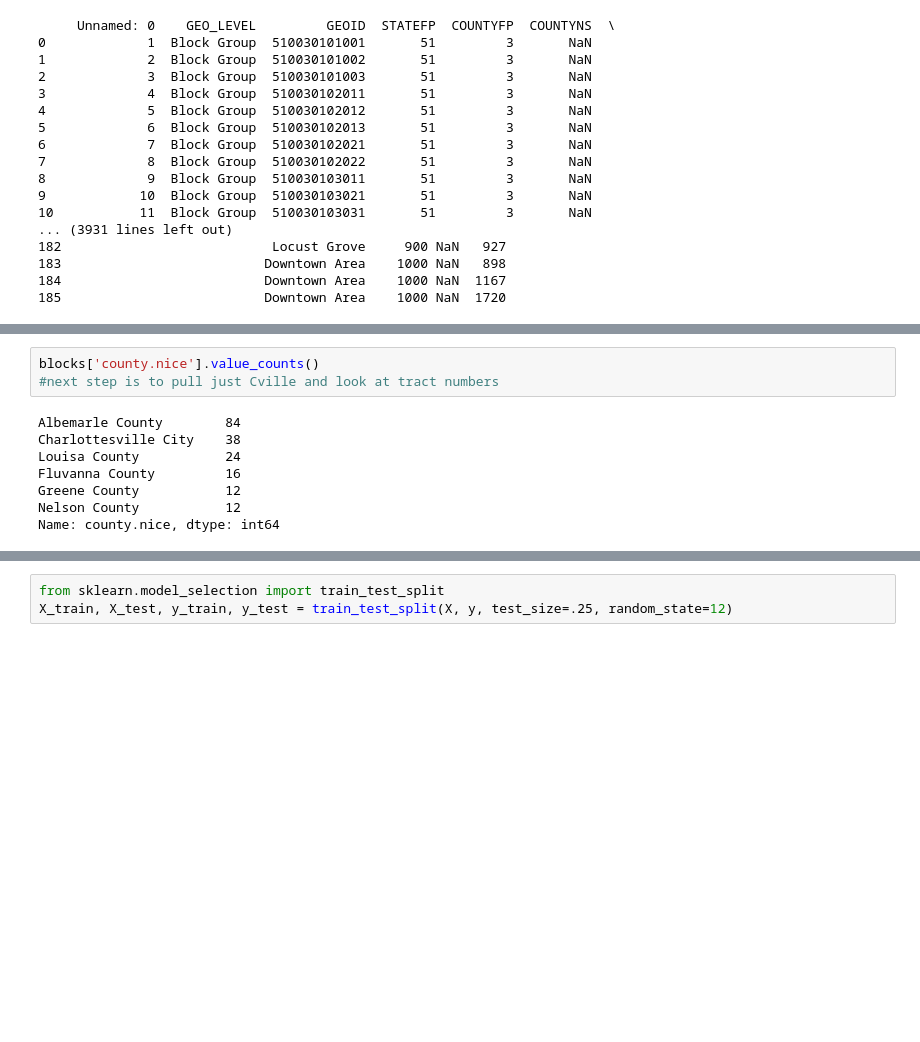
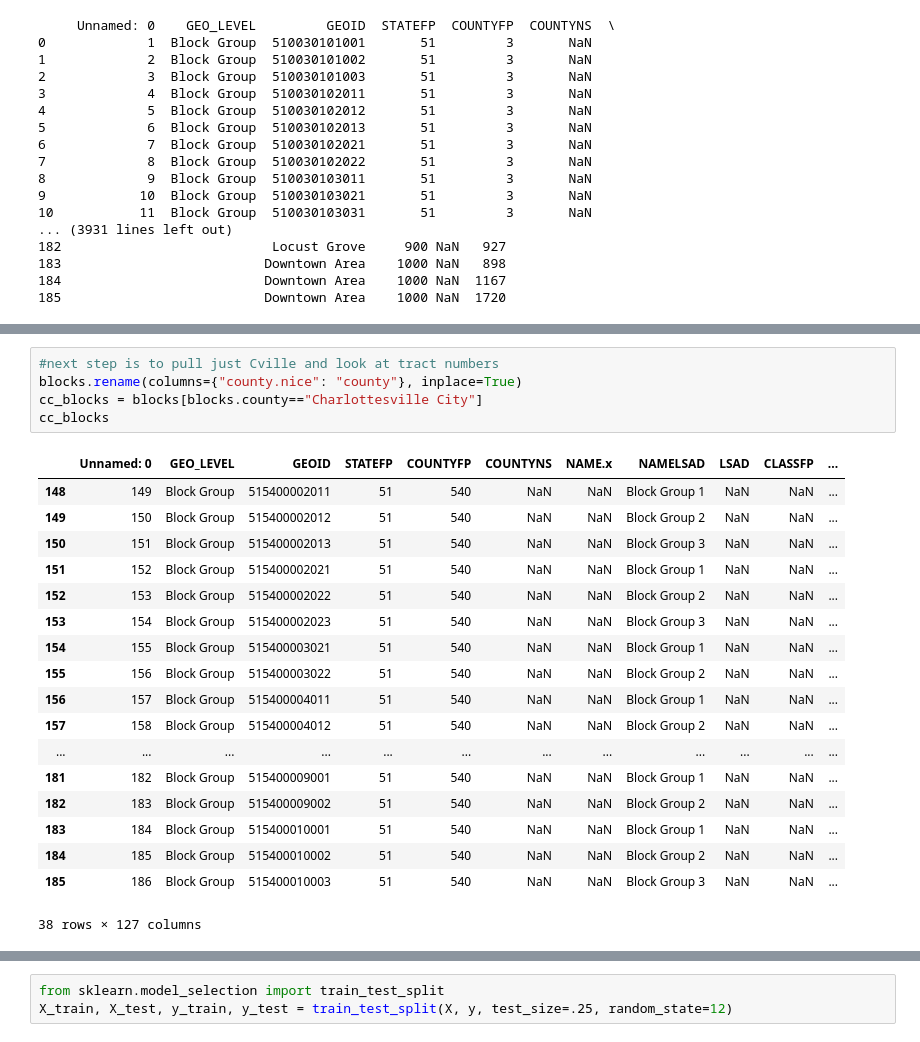
Before and after one commit to LydiaCuffman/cville_school_zones, a Jupyter notebook: EDA.ipynb, the cells around one changed output, grey strips where cells are left out. Saved outputs shown, nothing was run; the diff lists cells and outputs as text; blank space fills up the shorter version.

```diff
--- a/EDA.ipynb
+++ b/EDA.ipynb
@@ -458,11 +444,24 @@ with pd.option_context('display.max_rows', None,
 # %%
-blocks['county.nice'].value_counts()
 #next step is to pull just Cville and look at tract numbers
+blocks.rename(columns={"county.nice": "county"}, inplace=True)
+cc_blocks = blocks[blocks.county=="Charlottesville City"]
+cc_blocks
 # %% [output]
+|  | Unnamed: 0 | GEO_LEVEL | GEOID | STATEFP | COUNTYFP | COUNTYNS | NAME.x | NAMELSAD | LSAD | CLASSFP | ... |
+| 148 | 149 | Block Group | 515400002011 | 51 | 540 | NaN | NaN | Block Group 1 | NaN | NaN | ... |
+| 149 | 150 | Block Group | 515400002012 | 51 | 540 | NaN | NaN | Block Group 2 | NaN | NaN | ... |
+| 150 | 151 | Block Group | 515400002013 | 51 | 540 | NaN | NaN | Block Group 3 | NaN | NaN | ... |
+| 151 | 152 | Block Group | 515400002021 | 51 | 540 | NaN | NaN | Block Group 1 | NaN | NaN | ... |
+| 152 | 153 | Block Group | 515400002022 | 51 | 540 | NaN | NaN | Block Group 2 | NaN | NaN | ... |
+| 153 | 154 | Block Group | 515400002023 | 51 | 540 | NaN | NaN | Block Group 3 | NaN | NaN | ... |
+| 154 | 155 | Block Group | 515400003021 | 51 | 540 | NaN | NaN | Block Group 1 | NaN | NaN | ... |
+| 155 | 156 | Block Group | 515400003022 | 51 | 540 | NaN | NaN | Block Group 2 | NaN | NaN | ... |
+| 156 | 157 | Block Group | 515400004011 | 51 | 540 | NaN | NaN | Block Group 1 | NaN | NaN | ... |
+| 157 | 158 | Block Group | 515400004012 | 51 | 540 | NaN | NaN | Block Group 2 | NaN | NaN | ... |
+| ... | ... | ... | ... | ... | ... | ... | ... | ... | ... | ... | ... |
+| 181 | 182 | Block Group | 515400009001 | 51 | 540 | NaN | NaN | Block Group 1 | NaN | NaN | ... |
+| 182 | 183 | Block Group | 515400009002 | 51 | 540 | NaN | NaN | Block Group 2 | NaN | NaN | ... |
+| 183 | 184 | Block Group | 515400010001 | 51 | 540 | NaN | NaN | Block Group 1 | NaN | NaN | ... |
+| 184 | 185 | Block Group | 515400010002 | 51 | 540 | NaN | NaN | Block Group 2 | NaN | NaN | ... |
+| 185 | 186 | Block Group | 515400010003 | 51 | 540 | NaN | NaN | Block Group 3 | NaN | NaN | ... |
-Albemarle County        84
-Charlottesville City    38
-Louisa County           24
-Fluvanna County         16
-Greene County           12
-Nelson County           12
-Name: county.nice, dtype: int64
+38 rows × 127 columns
```
Also changed, not shown: parts of 26 cells of this notebook.
